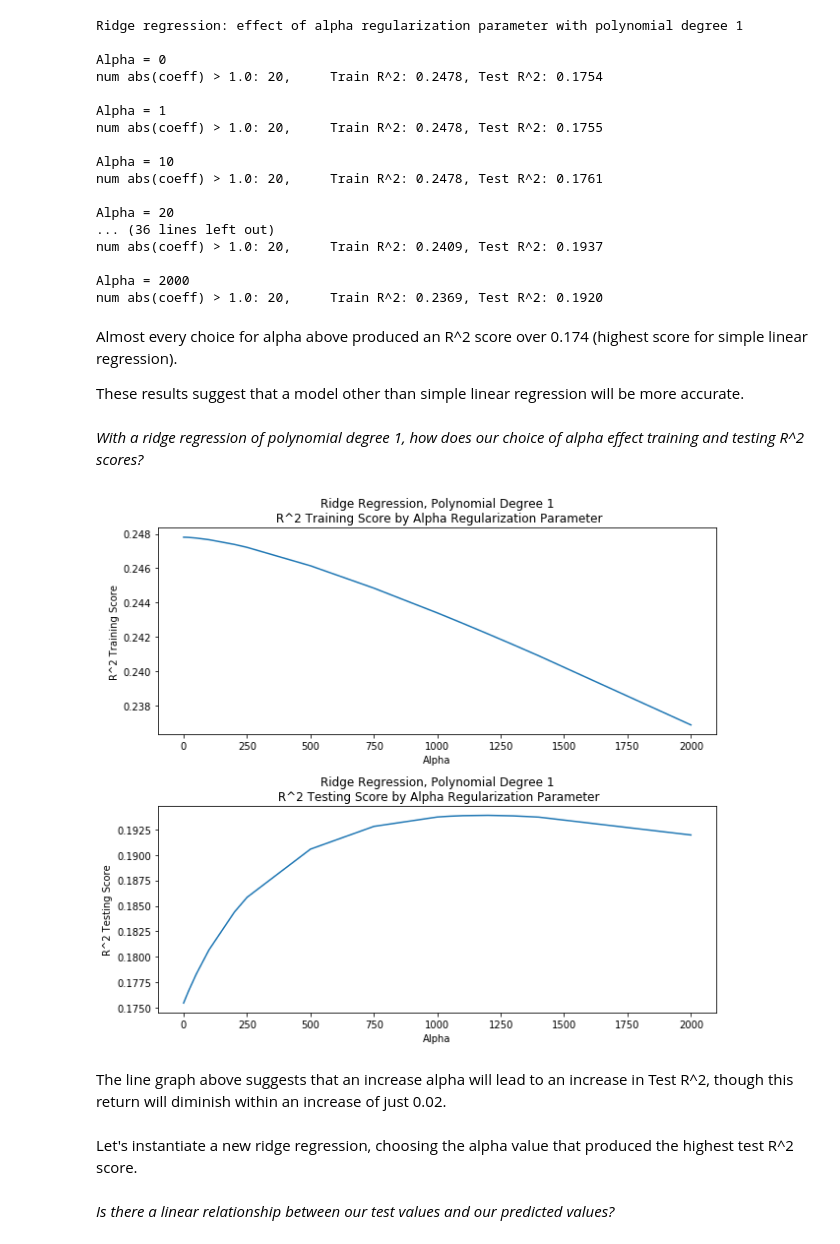
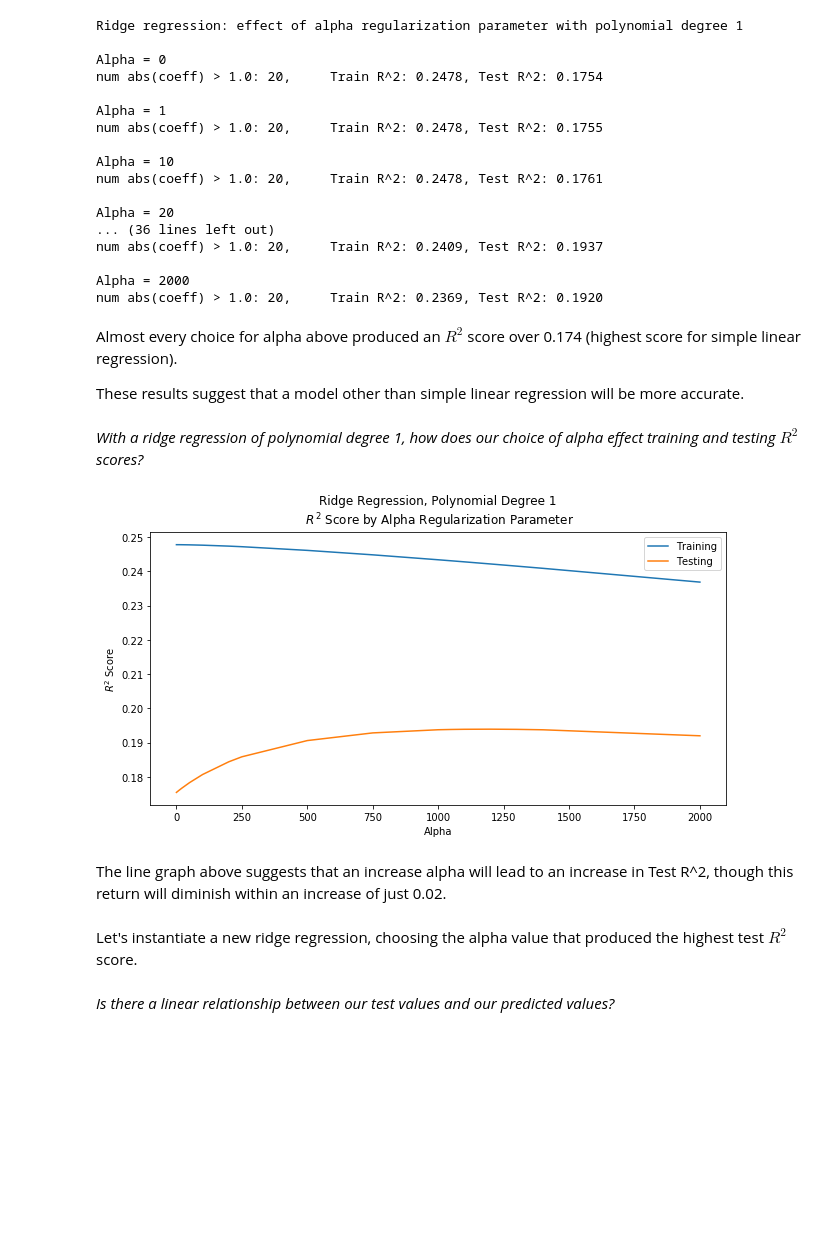
Before and after one commit to cyaris/charities_in_the_united_states, a Jupyter notebook: Linear Models with US Charities.ipynb, the cells around one changed output. Cells and saved outputs as stored; diff of their text form; code cells hidden in the pictures; blank space fills up the shorter version.

Commit message:
Updated visualizations to become dual axis and improved formatting across notebook.

```diff
--- a/Linear Models with US Charities.ipynb
+++ b/Linear Models with US Charities.ipynb
@@ -294,32 +291,29 @@ num abs(coeff) > 1.0: 20,     Train R^2: 0.2409, Test R^2: 0.1937
 Alpha = 2000
 num abs(coeff) > 1.0: 20,     Train R^2: 0.2369, Test R^2: 0.1920
 # %% [markdown]
-Almost every choice for alpha above produced an R^2 score over 0.174 (highest score for simple linear regression).
+Almost every choice for alpha above produced an $R^2$ score over 0.174 (highest score for simple linear regression).
 
 These results suggest that a model other than simple linear regression will be more accurate.
 # %% [markdown]
-*With a ridge regression of polynomial degree 1, how does our choice of alpha effect training and testing R^2 scores?*
+*With a ridge regression of polynomial degree 1, how does our choice of alpha effect training and testing $R^2$ scores?*
-# %%
-fig, axes = plt.subplots(nrows = 2, ncols = 1,
-                         figsize = (9, 8))
-axes[0].plot(r2_train_dic.keys(), r2_train_dic.values())
-axes[0].set_xlabel('Alpha')
-axes[0].set_ylabel('R^2 Training Score')
-axes[0].set_title('Ridge Regression, Polynomial Degree 1\n \
-R^2 Training Score by Alpha Regularization Parameter')
-axes[1].plot(r2_test_dic.keys(), r2_test_dic.values())
-axes[1].set_xlabel('Alpha')
-axes[1].set_ylabel('R^2 Testing Score')
-axes[1].set_title('Ridge Regression, Polynomial Degree 1\n \
-R^2 Testing Score by Alpha Regularization Parameter')
-
-plt.tight_layout()
-# %% [output]
-[figure, removed]
+# %%
+plt.figure(figsize = (9, 5))
+
+plt.plot(r2_train_dic.keys(), r2_train_dic.values(),
+         r2_test_dic.keys(), r2_test_dic.values())
+plt.xlabel('Alpha')
+plt.ylabel('$R^2$ Score')
+plt.title('Ridge Regression, Polynomial Degree 1\n \
+$R^2$ Score by Alpha Regularization Parameter')
+plt.legend(['Training', 'Testing'], loc = 'best')
+
+plt.tight_layout()
+# %% [output]
+[figure, added]
 # %% [markdown]
 The line graph above suggests that an increase alpha will lead to an increase in Test R^2, though this return will diminish within an increase of just 0.02.
 # %% [markdown]
-Let's instantiate a new ridge regression, choosing the alpha value that produced the highest test R^2 score.
+Let's instantiate a new ridge regression, choosing the alpha value that produced the highest test $R^2$ score.
 # %%
 linridge = Ridge(alpha = 1100)
 linridge.fit(X_train_scaled, y_train)
```
Also changed, not shown: parts of 37 cells of this notebook.
